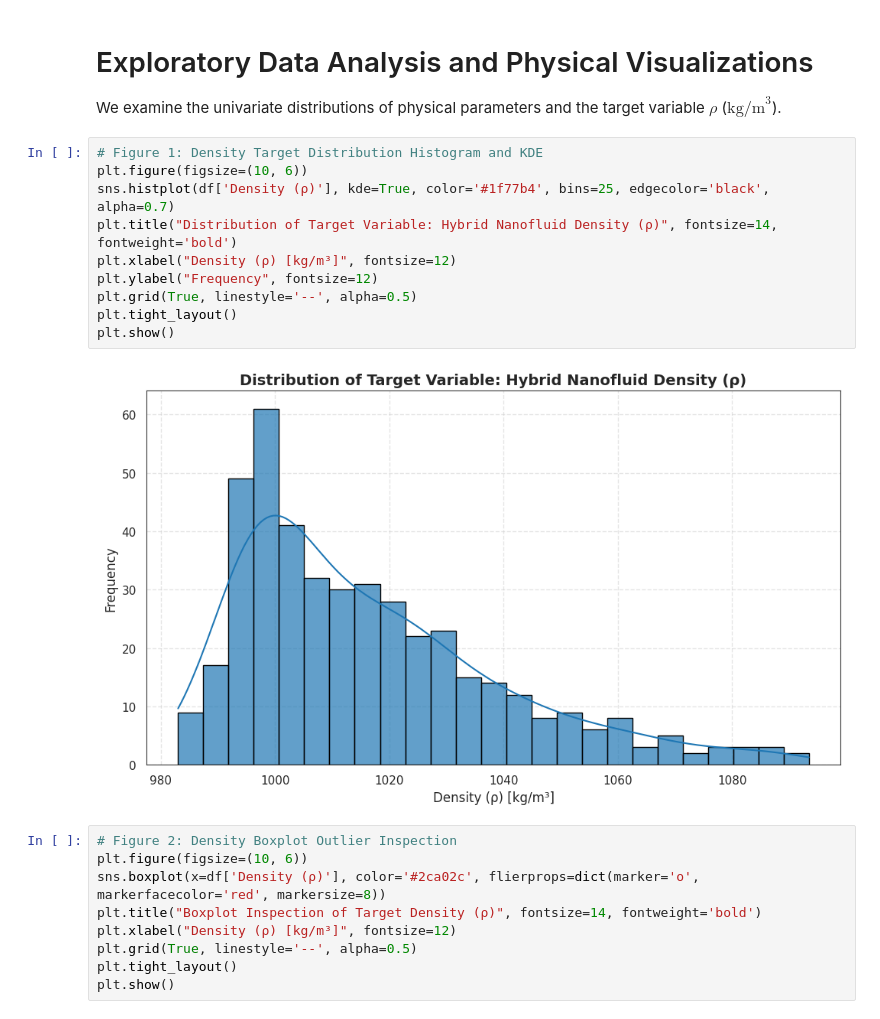
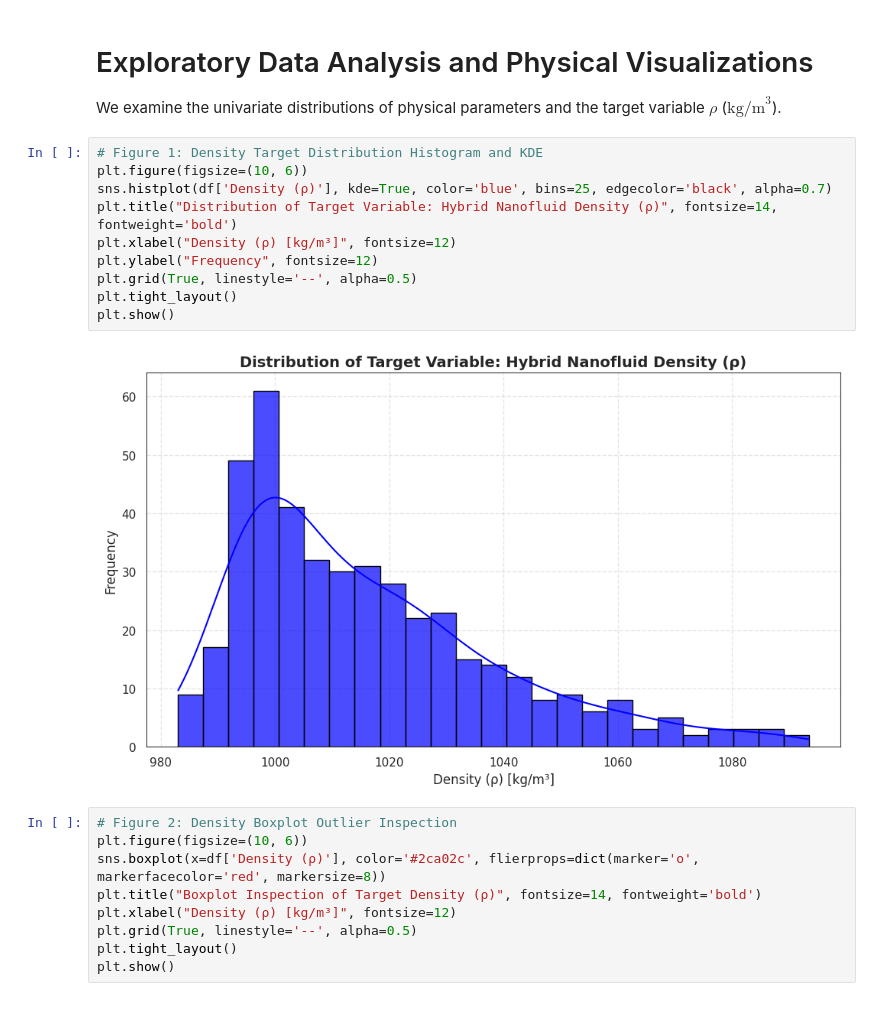
Before and after one commit to Avik-Das-567/Kaggle-Notebooks-Avik, a Jupyter notebook: hybrid-nanofluid-density-prediction.ipynb, the cells around one changed output. Saved outputs shown, nothing was run; the diff lists cells and outputs as text.

Commit message:
Kaggle Notebook | Hybrid Nanofluid Density Prediction via Physics ML | Version 2

```diff
--- a/hybrid-nanofluid-density-prediction.ipynb
+++ b/hybrid-nanofluid-density-prediction.ipynb
@@ -172,15 +172,15 @@ We examine the univariate distributions of physical parameters and the target va
 # %%
 # Figure 1: Density Target Distribution Histogram and KDE
 plt.figure(figsize=(10, 6))
-sns.histplot(df['Density (ρ)'], kde=True, color='#1f77b4', bins=25, edgecolor='black', alpha=0.7)
+sns.histplot(df['Density (ρ)'], kde=True, color='blue', bins=25, edgecolor='black', alpha=0.7)
 plt.title("Distribution of Target Variable: Hybrid Nanofluid Density (ρ)", fontsize=14, fontweight='bold')
 plt.xlabel("Density (ρ) [kg/m³]", fontsize=12)
 plt.ylabel("Frequency", fontsize=12)
 plt.grid(True, linestyle='--', alpha=0.5)
 plt.tight_layout()
 plt.show()
 # %% [output]
-[figure, old version]
+[figure, new version]
 # %%
 # Figure 2: Density Boxplot Outlier Inspection
 plt.figure(figsize=(10, 6))
```
Also changed, not shown: parts of 3 cells of this notebook.
